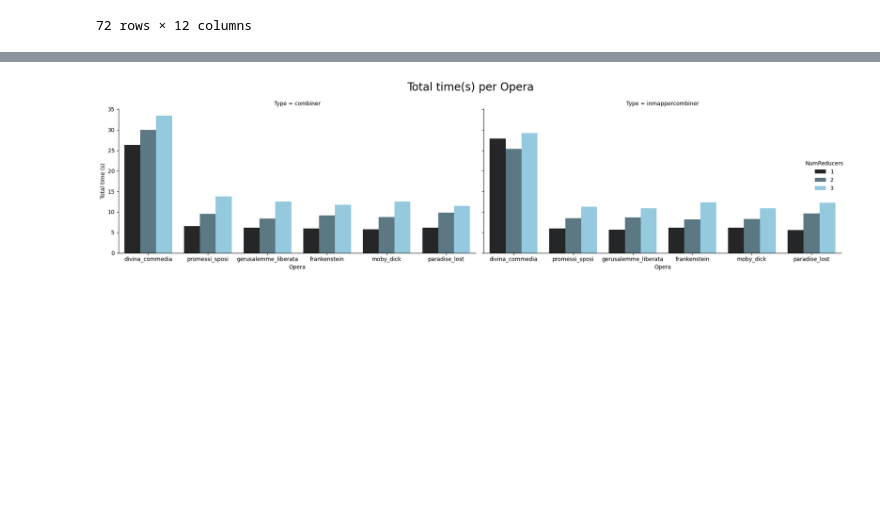
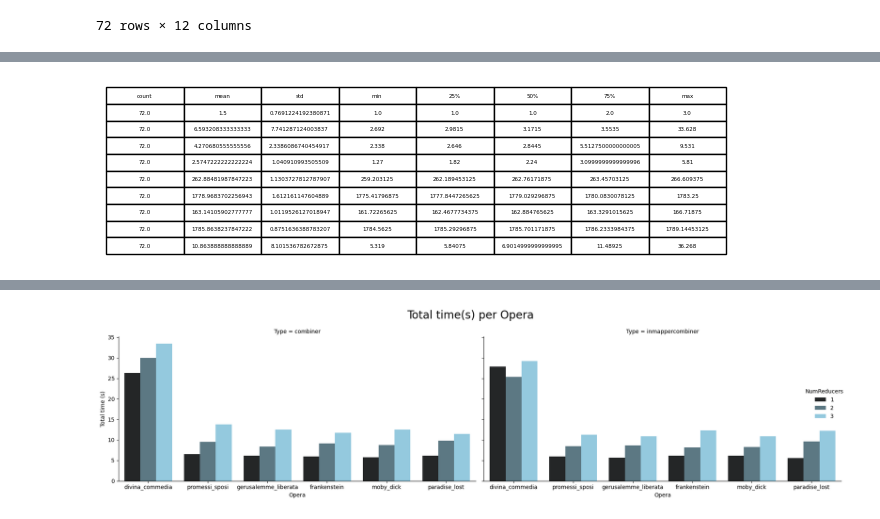
Before and after one commit to NamaWho/hadoop-letter-frequency, a Jupyter notebook: notebooks/performance_analysis.ipynb, the cells around one changed output, grey strips where cells are left out. Drawn from its saved outputs; the diff is of its cells as text; code cells hidden in the pictures; blank space fills up the shorter version.

```diff
--- a/notebooks/performance_analysis.ipynb
+++ b/notebooks/performance_analysis.ipynb
@@ -10,6 +10,13 @@ import warnings
 
 
 warnings.filterwarnings('ignore')
+# %%
+def save_dataframe_as_image(df, filename='dataframe.png'):
+    fig, ax = plt.subplots(figsize=(8, 2)) # Adjust the figsize to fit your DataFrame
+    ax.axis('tight')
+    ax.axis('off')
+    the_table = ax.table(cellText=df.values, colLabels=df.columns, cellLoc='center', loc='center')
+    plt.savefig(filename, bbox_inches='tight', pad_inches=0.1)
 # %%
 keys_list = [
     'CPU time spent (ms)',
@@ -574,7 +581,8 @@ test_df
 df_concat['Total time (s)'] = df_concat['Total time spent by all map tasks (s)'] + df_concat['Total time spent by all reduce tasks (s)']
 test_df['Total time (s)'] = test_df['Total time spent by all map tasks (s)'] + test_df['Total time spent by all reduce tasks (s)']
 # %%
-df_concat.describe().T
+operas_df_statistics = df_concat.describe().T
+operas_df_statistics
 # %% [output]
 |  | count | mean | std | min | 25% | 50% | 75% | max |
 | NumReducers | 72.0 | 1.500000 | 0.769122 | 1.000000 | 1.000000 | 1.000000 | 2.000000 | 3.000000 |
@@ -586,4 +594,8 @@ df_concat.describe().T
 | Peak Reduce Physical memory (MB) | 72.0 | 163.141059 | 1.011953 | 161.722656 | 162.467773 | 162.884766 | 163.329102 | 166.718750 |
 | Peak Reduce Virtual memory (MB) | 72.0 | 1785.863824 | 0.875164 | 1784.562500 | 1785.292969 | 1785.701172 | 1786.233398 | 1789.144531 |
 | Total time (s) | 72.0 | 10.863889 | 8.101537 | 5.319000 | 5.840750 | 6.901500 | 11.489250 | 36.268000 |
+# %%
+save_dataframe_as_image(operas_df_statistics, 'operas_df_statistics.png')
+# %% [output]
+[figure, added]
 # %%
```
Also changed, not shown: parts of 2 cells of this notebook, 19 other files.
